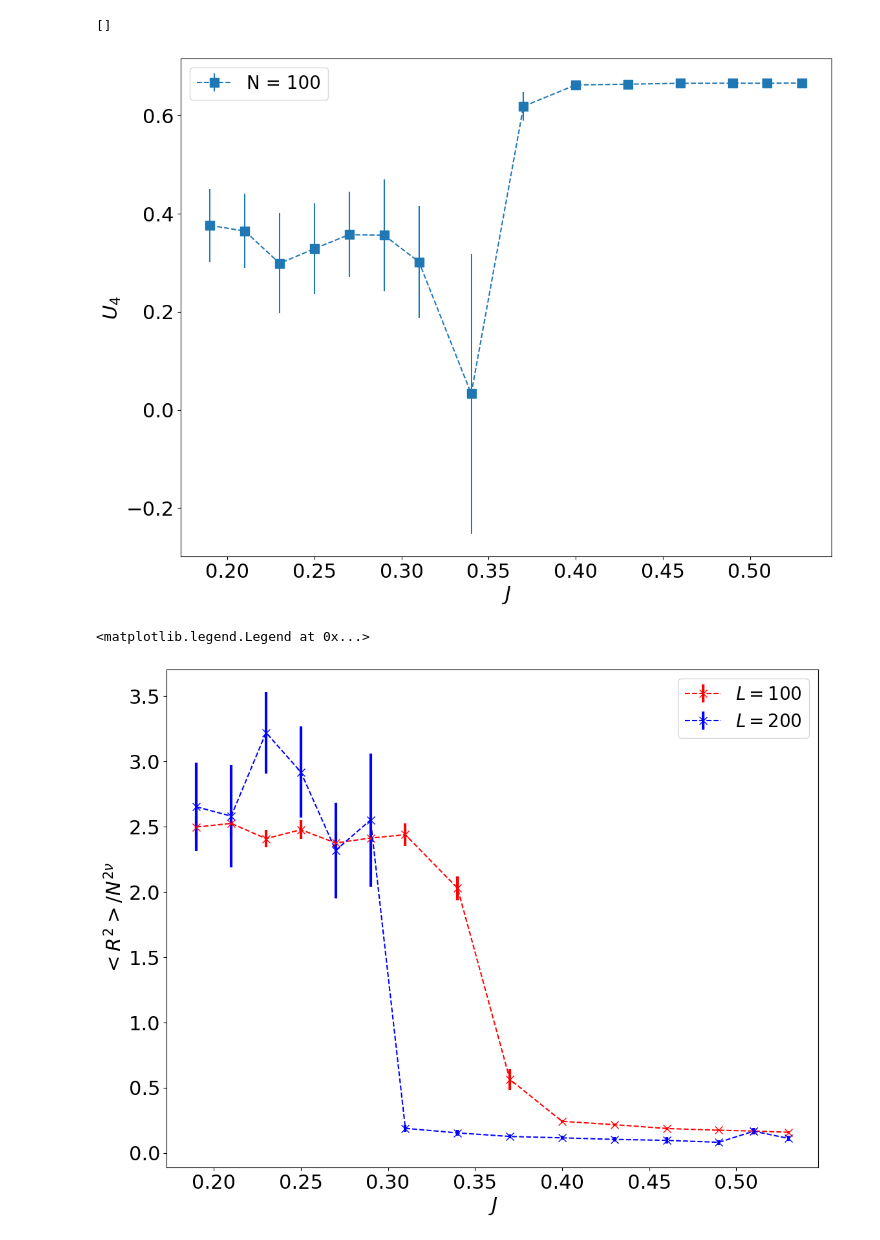
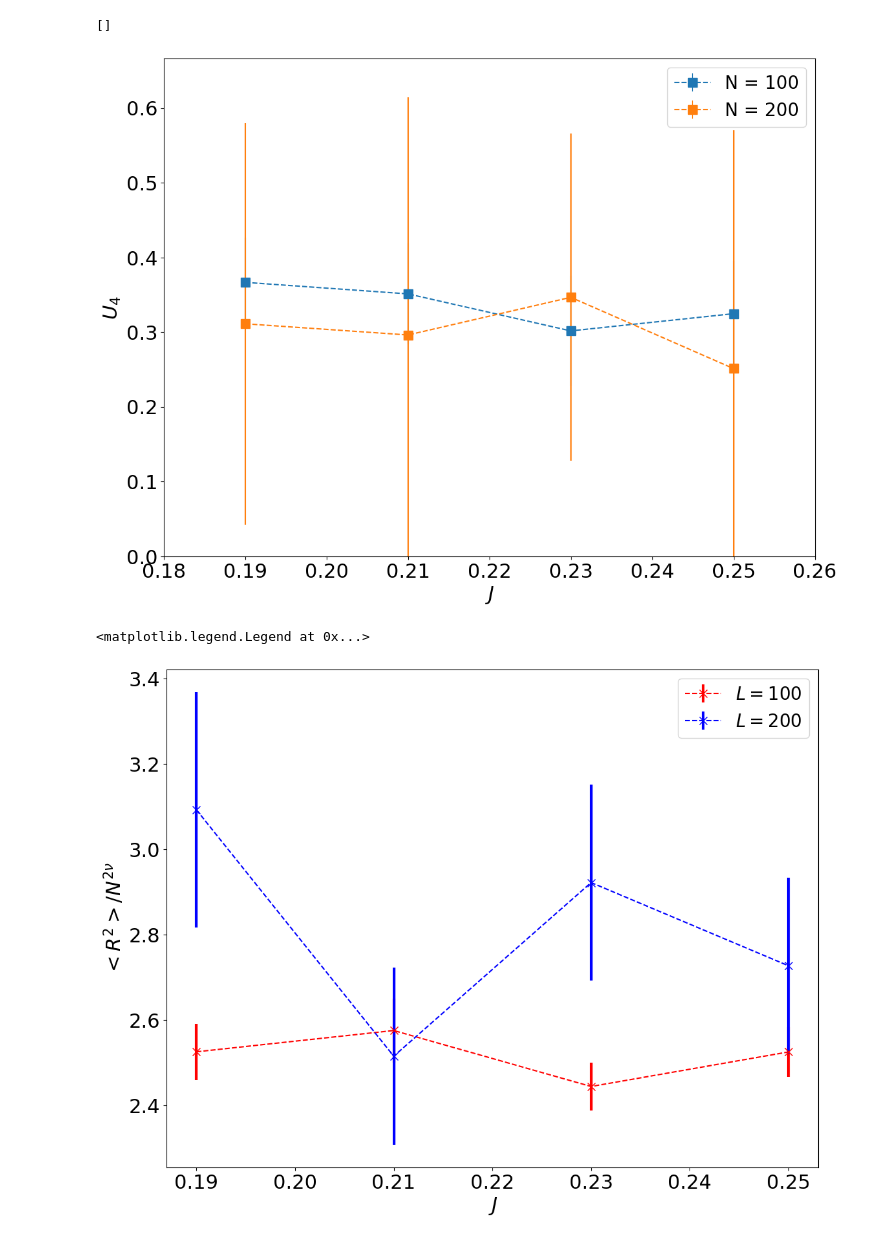
Before and after one commit to kamilla0503/Interaction-SAW-Models, a Jupyter notebook: data/TestMinumum.ipynb, the cells around one changed output. Drawn from its saved outputs; the diff is of its cells as text; code cells hidden in the pictures.

```diff
--- a/data/TestMinumum.ipynb
+++ b/data/TestMinumum.ipynb
@@ -89,51 +89,51 @@ fig = plt.figure(figsize=(13, 10))
 ax = fig.add_subplot(111)
 
 pathlists = Path("../SaveBeforeOptimize_3D/").glob("*.out")
-pathlists = Path("XY_MC/Run_Start/3D/").glob("*.out")
+pathlists = Path("XY_MC/Run_Start/3D_2/").glob("*.out")
 pathlists = [str(pathlist) for pathlist in pathlists]
 dfs = [pd.read_csv(data, sep=" ", index_col=False).tail(1) for data in pathlists]
 df = pd.concat(dfs)
 df = df.sort_values(by=["J"])
 i = 0
 for L, grp in df.groupby("L"):
-    if L > 100: continue
+    if L > 200: continue
     J_l = np.unique(grp["J"])
     bc = []
     errs = []
     J_lplot = []
     for J in J_l:
         data_l = grp[grp["J"] == J]
-        m2 = norm.rvs(data_l["Mag2"], data_l["Mag2_std"], size=2000)
-        m4 = norm.rvs(data_l["Mag4"], data_l["Mag4_std"], size=2000)
+        m2 = norm.rvs(data_l["Mag2"], data_l["Mag2_std"], size=4000)
+        m4 = norm.rvs(data_l["Mag4"], data_l["Mag4_std"], size=4000)
         cum = 1 - m4 / 3 / m2 / m2
         mean = np.mean(cum)
         err = np.std(cum)
         bc.append(mean)
         errs.append(err)
         J_lplot.append(J)
 
     ax.errorbar(J_lplot, bc, yerr=errs, fmt="s--", ms=10, label="N = " + str(int(L)))
 
     i += 1
 
 plt.xlabel(r'$J$', fontsize=22)
 plt.ylabel(r"$  U_4 $ ", fontsize=22)
 plt.tick_params(axis='x', labelsize=22)
 plt.tick_params(axis='y', labelsize=22)
 
 plt.legend(fontsize=20)
-#plt.xlim(0.3, 0.8)
-#plt.ylim(0, 2/3)
+plt.xlim(0.18, 0.26)
+plt.ylim(0, 2/3)
 plt.savefig("images/EEshort_3D_U4_No1stordersigns.png", bbox_inches='tight')
 # %% [output]
-[figure, old version]
+[figure, new version]
 # %%
 color = ["red", "blue", "green", "orange", "purple", "cyan", "black"]
 fig = plt.figure(figsize=(13, 10))
 ax = fig.add_subplot(111)
 
 pathlists = Path("../SaveBeforeOptimize_3D/").glob("*.out")
-pathlists = Path("XY_MC/Run_Start/3D/").glob("*.out")
+pathlists = Path("XY_MC/Run_Start/3D_2/").glob("*.out")
 pathlists = [str(pathlist) for pathlist in pathlists]
 dfs = [pd.read_csv(data, sep = " ", index_col=False).tail(1) for data in pathlists]
 df = pd.concat(dfs)
@@ -141,6 +141,7 @@ df = df.sort_values(by=["J"])
 i = 0
 nu = 1/2
 for L, grp in df.groupby("L"):
+    if L > 200: continue
     plt.errorbar(grp['J'], grp['R2']/np.power(L, 2*nu),
                  yerr=grp['R2_std']/np.power(L, 2*nu), color=color[i], fillstyle='none',
                  fmt='x--', ms=8, elinewidth=3, label=r"$L=%s$" % L)
@@ -156,4 +157,4 @@ plt.tick_params(axis='y', labelsize=22)
 plt.legend(fontsize=20)
 # %% [output]
 <matplotlib.legend.Legend at 0x...>
-[figure, old version]
+[figure, new version]
```
Also changed, not shown: 9 other files.
